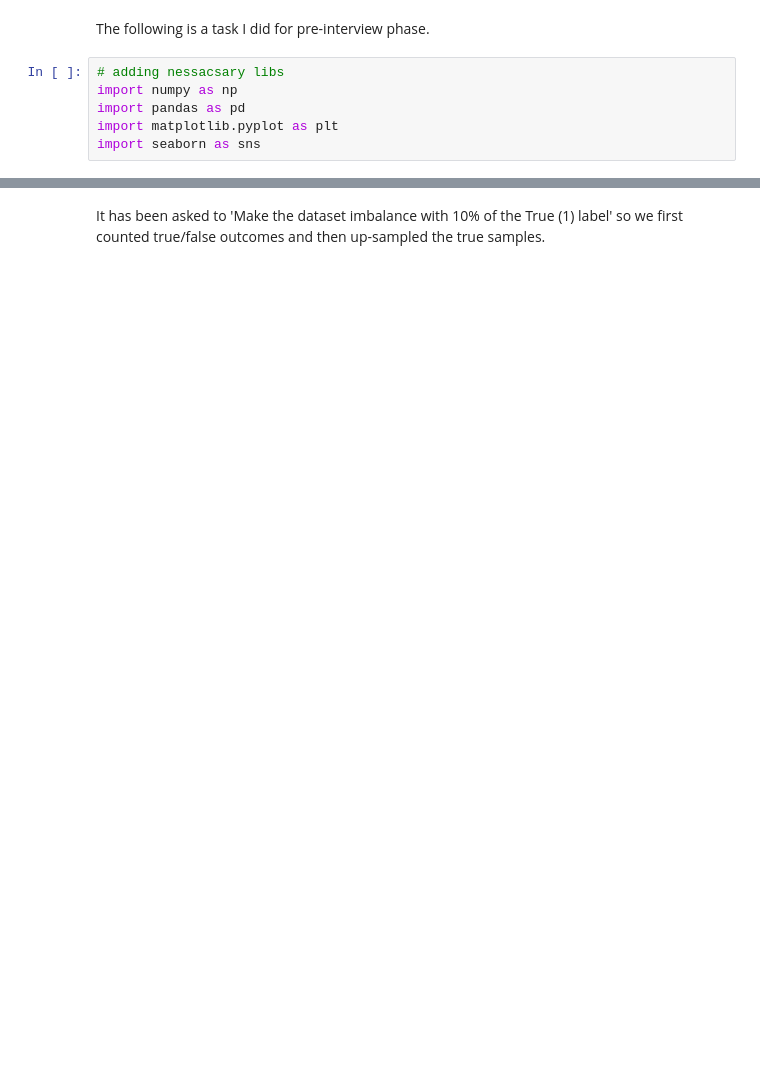
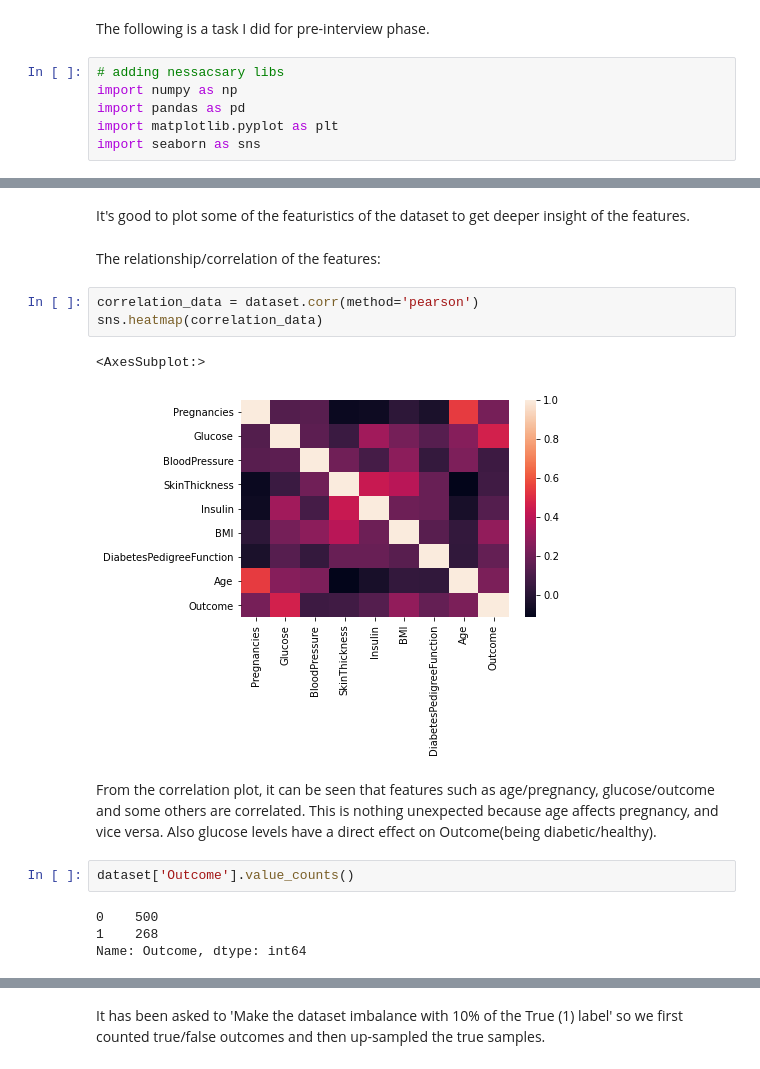
Before and after one commit to mahdigheidi/PimaIndiansDiabetes, a Jupyter notebook: task_notebook.ipynb, the cells around one changed output, grey strips where cells are left out. Saved outputs shown, nothing was run; the diff lists cells and outputs as text; blank space fills up the shorter version.

Commit message:
Data visualization on features(correlation, bar chart)/ Cleaning the data

```diff
--- a/task_notebook.ipynb
+++ b/task_notebook.ipynb
@@ -8,0 +25,18 @@ import seaborn as sns
+# %% [markdown]
+It's good to plot some of the featuristics of the dataset to get deeper insight of the features.
+# %% [markdown]
+The relationship/correlation of the features:
+# %%
+correlation_data = dataset.corr(method='pearson')
+sns.heatmap(correlation_data)
+# %% [output]
+<AxesSubplot:>
+[figure, added]
+# %% [markdown]
+From the correlation plot, it can be seen that features such as age/pregnancy, glucose/outcome and some others are correlated. This is nothing unexpected because age affects pregnancy, and vice versa. Also glucose levels have a direct effect on Outcome(being diabetic/healthy).
+# %%
+dataset['Outcome'].value_counts()
+# %% [output]
+0    500
+1    268
+Name: Outcome, dtype: int64
```
Also changed, not shown: parts of 9 cells of this notebook.
